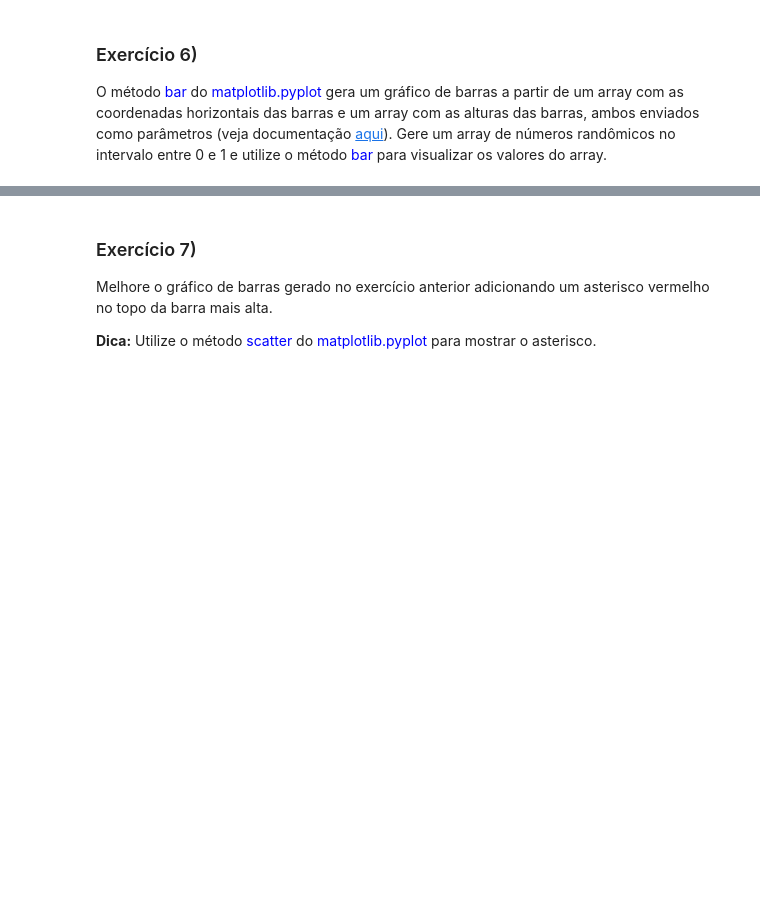
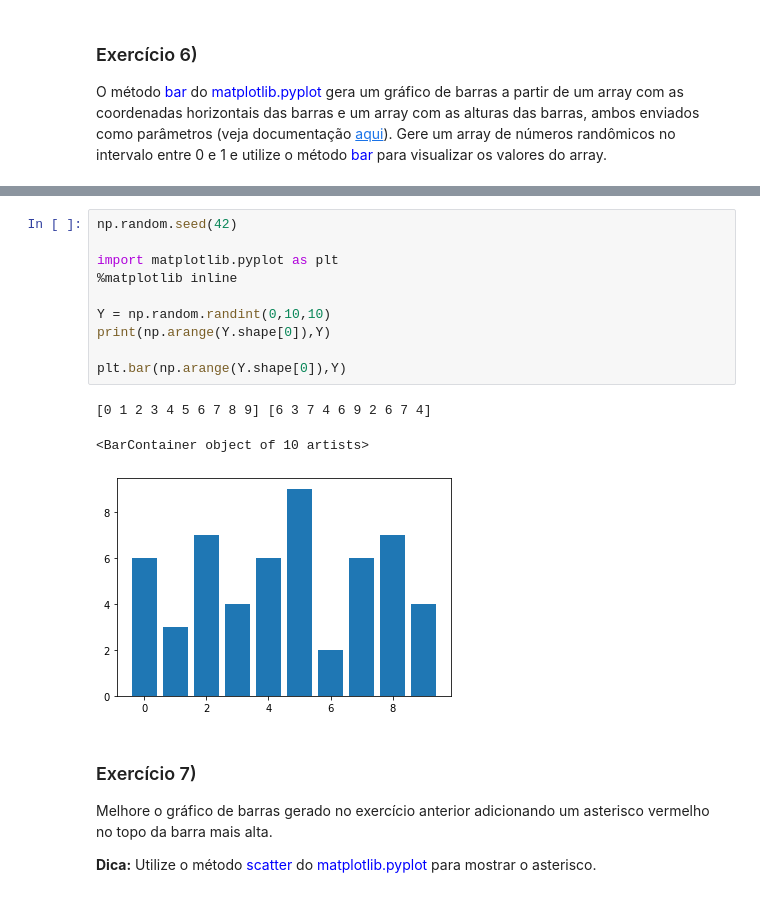
Before and after one commit to jpducatti/mba_data_science_usp, a Jupyter notebook: programacao_ciencia_dados/modulo_5/Numpy II e Matplotlib exercicios.ipynb, the cells around one changed output, grey strips where cells are left out. Drawn from its saved outputs; the diff is of its cells as text; blank space fills up the shorter version.

```diff
--- a/programacao_ciencia_dados/modulo_5/Numpy II e Matplotlib exercicios.ipynb
+++ b/programacao_ciencia_dados/modulo_5/Numpy II e Matplotlib exercicios.ipynb
@@ -195,3 +204,17 @@ import matplotlib.pyplot as plt
+# %%
+np.random.seed(42)
+
+import matplotlib.pyplot as plt
+%matplotlib inline
+
+Y = np.random.randint(0,10,10)
+print(np.arange(Y.shape[0]),Y)
+
+plt.bar(np.arange(Y.shape[0]),Y)
+# %% [output]
+[0 1 2 3 4 5 6 7 8 9] [6 3 7 4 6 9 2 6 7 4]
+<BarContainer object of 10 artists>
+[figure, added]
 # %% [markdown]
 ### Exercício 7)
 Melhore o gráfico de barras gerado no exercício anterior adicionando um asterisco vermelho no topo da barra mais alta.
```
Also changed, not shown: parts of 11 cells of this notebook, 1 other file.
